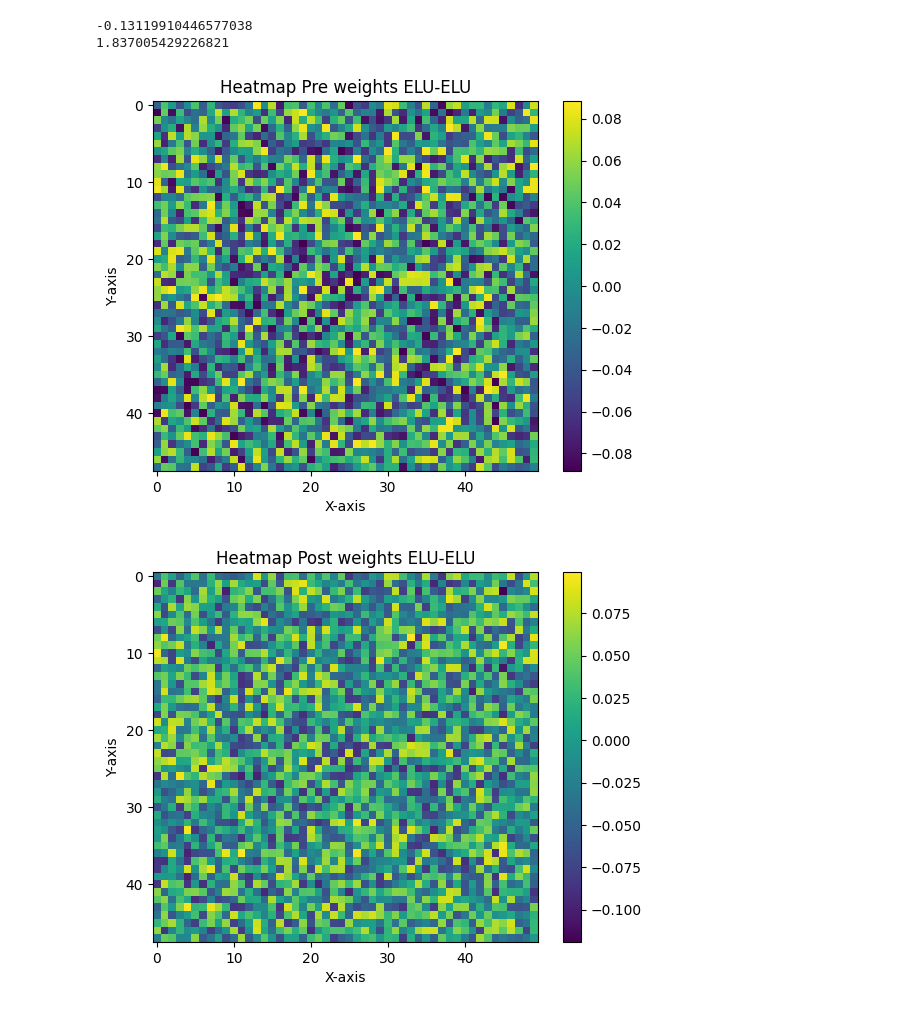
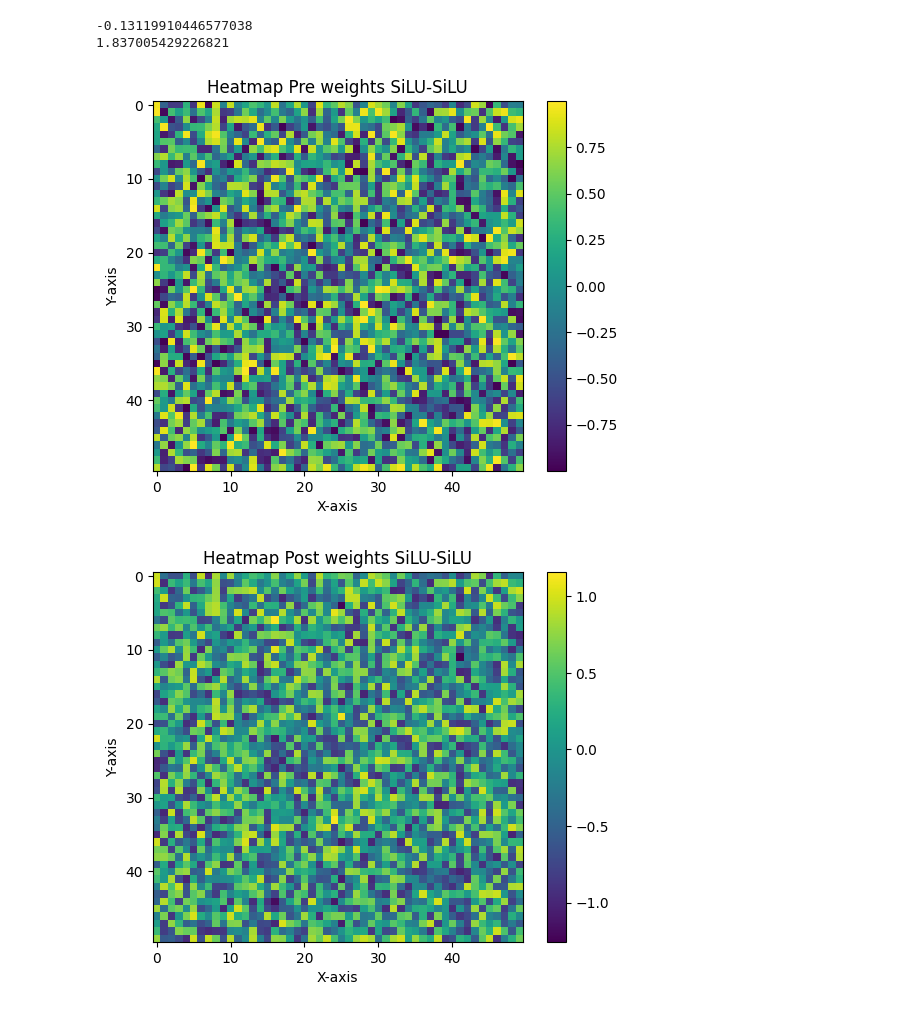
Before and after one commit to CorgiCoder-json/ANN_Noise_Study, a Jupyter notebook: ANN_Noise.ipynb, the cells around one changed output. Cells and saved outputs as stored; diff of their text form; code cells hidden in the pictures.

Commit message:
Added dat of SiLU-SiLU network with weights that were multiplied by 10 after initialization.

```diff
--- a/ANN_Noise.ipynb
+++ b/ANN_Noise.ipynb
@@ -18,6 +18,12 @@ ss_post_bias_1 = pd.read_csv("results/ss_bias_post_2.csv").to_numpy()
 ee_post_weight_1 = pd.read_csv("results/elu_elu_small_regress_weight_post_1.csv").to_numpy()
 ee_post_weight_2 = pd.read_csv("results/elu_elu_small_regress_weight_post_3.csv").to_numpy()
 ee_post_weight_3 = pd.read_csv("results/elu_elu_small_regress_weight_post_5.csv").to_numpy()
+sisi_post_weight_1 = pd.read_csv("results/silu_silu_small_regress_weight_post_1.csv").to_numpy()
+sisi_post_weight_2 = pd.read_csv("results/silu_silu_small_regress_weight_post_3.csv").to_numpy()
+sisi_post_weight_3 = pd.read_csv("results/silu_silu_small_regress_weight_post_5.csv").to_numpy()
+mul_sisi_post_weight_1 = pd.read_csv("results/mul10_silu_silu_small_regress_weight_post_1.csv").to_numpy()
+mul_sisi_post_weight_2 = pd.read_csv("results/mul10_silu_silu_small_regress_weight_post_3.csv").to_numpy()
+mul_sisi_post_weight_3 = pd.read_csv("results/mul10_silu_silu_small_regress_weight_post_5.csv").to_numpy()
 rr_post_weight_2 = pd.read_csv("results/relu_relu_small_regress_weight_post_3.csv").to_numpy()
 rr_post_bias_2 = pd.read_csv("results/relu_relu_small_regress_bias_post_4.csv").to_numpy()
 ss_post_weight_2 = pd.read_csv("results/ss_weight_post_3.csv").to_numpy()
@@ -34,6 +40,12 @@ ss_pre_bias_1 = pd.read_csv("results/ss_bias_pre_2.csv").to_numpy()
 ee_pre_weight_1 = pd.read_csv("results/elu_elu_small_regress_weight_pre_1.csv").to_numpy()
 ee_pre_weight_2 = pd.read_csv("results/elu_elu_small_regress_weight_pre_3.csv").to_numpy()
 ee_pre_weight_3 = pd.read_csv("results/elu_elu_small_regress_weight_pre_5.csv").to_numpy()
+sisi_pre_weight_1 = pd.read_csv("results/silu_silu_small_regress_weight_pre_1.csv").to_numpy()
+sisi_pre_weight_2 = pd.read_csv("results/silu_silu_small_regress_weight_pre_3.csv").to_numpy()
+sisi_pre_weight_3 = pd.read_csv("results/silu_silu_small_regress_weight_pre_5.csv").to_numpy()
+mul_sisi_pre_weight_1 = pd.read_csv("results/mul10_silu_silu_small_regress_weight_pre_1.csv").to_numpy()
+mul_sisi_pre_weight_2 = pd.read_csv("results/mul10_silu_silu_small_regress_weight_pre_3.csv").to_numpy()
+mul_sisi_pre_weight_3 = pd.read_csv("results/mul10_silu_silu_small_regress_weight_pre_5.csv").to_numpy()
 rr_pre_weight_2 = pd.read_csv("results/relu_relu_small_regress_weight_pre_3.csv").to_numpy()
 rr_pre_bias_2 = pd.read_csv("results/relu_relu_small_regress_bias_pre_4.csv").to_numpy()
 ss_pre_weight_2 = pd.read_csv("results/ss_weight_pre_3.csv").to_numpy()
@@ -117,37 +129,37 @@ print(np.std((relu-sigmoid)))
 1.837005429226821
 # %%
 window = 50
-neuron_start = 80
-column_start = 60
+neuron_start = 20
+column_start = 20
 
 # Create the heatmap
 
 fig = plt.figure(0)
-plt.imshow([temp[column_start:column_start+window] for temp in ee_pre_weight_2[neuron_start:neuron_start+window]], cmap='viridis', interpolation='nearest')
+plt.imshow([temp[column_start:column_start+window] for temp in mul_sisi_pre_weight_1[neuron_start:neuron_start+window]], cmap='viridis', interpolation='nearest')
 
 # Add a colorbar for reference
 plt.colorbar()
 
 # Add labels (optional)
 plt.xlabel('X-axis')
 plt.ylabel('Y-axis')
-plt.title('Heatmap Pre weights ELU-ELU')
+plt.title('Heatmap Pre weights SiLU-SiLU')
 
 fig = plt.figure(1)
-plt.imshow([temp[column_start:column_start+window] for temp in ee_post_weight_2[neuron_start:neuron_start+window]], cmap='viridis', interpolation='nearest')
+plt.imshow([temp[column_start:column_start+window] for temp in mul_sisi_post_weight_1[neuron_start:neuron_start+window]], cmap='viridis', interpolation='nearest')
 
 # Add a colorbar for reference
 plt.colorbar()
 
 # Add labels (optional)
 plt.xlabel('X-axis')
 plt.ylabel('Y-axis')
-plt.title('Heatmap Post weights ELU-ELU')
+plt.title('Heatmap Post weights SiLU-SiLU')
 
 
 
 # Show the plot
 plt.show()
 # %% [output]
-[figure, old version]
+[figure, new version]
-[figure, old version]
+[figure, new version]
```
Also changed, not shown: 14 other files.
